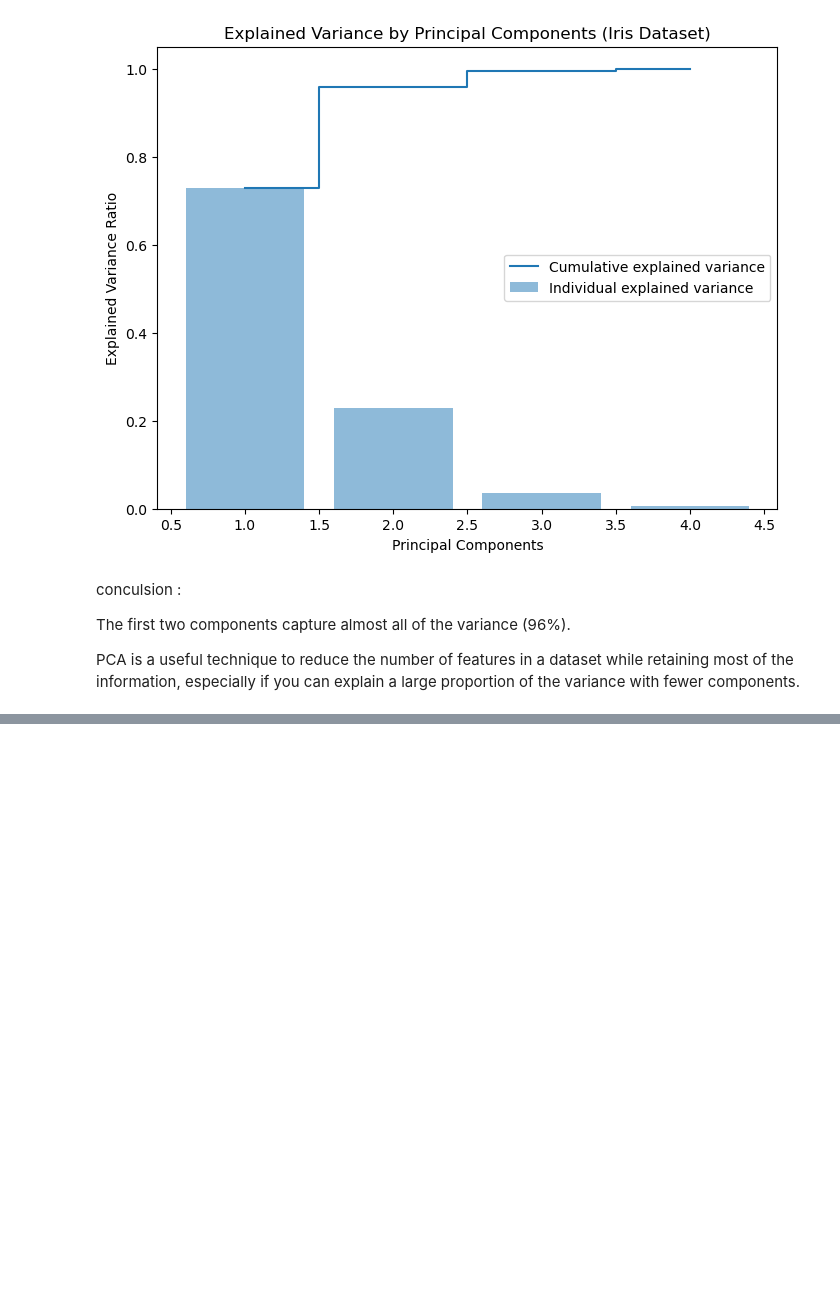
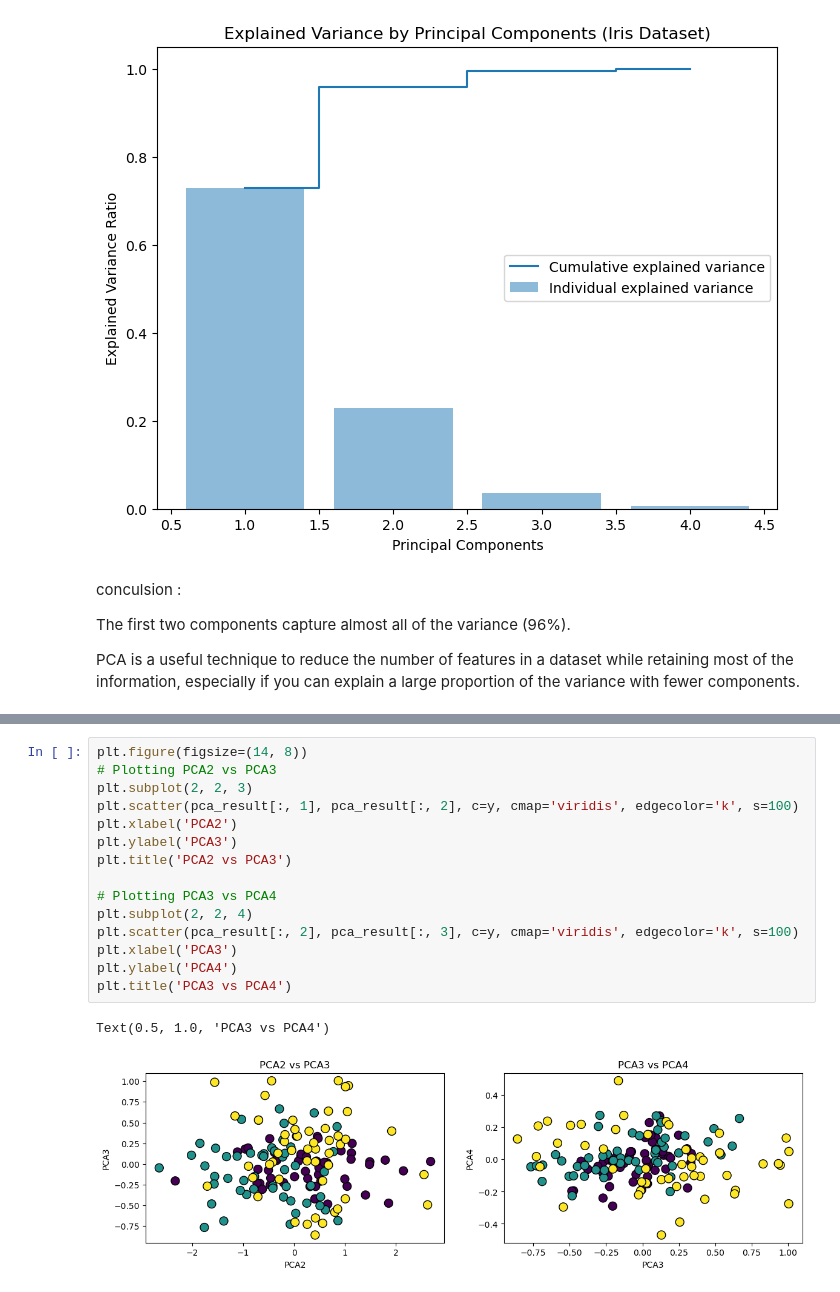
Before and after one commit to CHANDU016/proportion-of-variance-explained-in-PCA, a Jupyter notebook: proportion of variance explained.ipynb, the cells around one changed output, grey strips where cells are left out. Drawn from its saved outputs; the diff is of its cells as text; blank space fills up the shorter version.

```diff
--- a/proportion of variance explained.ipynb
+++ b/proportion of variance explained.ipynb
@@ -99,0 +133,18 @@ PCA is a useful technique to reduce the number of features in a dataset while re
+# %%
+plt.figure(figsize=(14, 8))
+# Plotting PCA2 vs PCA3
+plt.subplot(2, 2, 3)
+plt.scatter(pca_result[:, 1], pca_result[:, 2], c=y, cmap='viridis', edgecolor='k', s=100)
+plt.xlabel('PCA2')
+plt.ylabel('PCA3')
+plt.title('PCA2 vs PCA3')
+
+# Plotting PCA3 vs PCA4
+plt.subplot(2, 2, 4)
+plt.scatter(pca_result[:, 2], pca_result[:, 3], c=y, cmap='viridis', edgecolor='k', s=100)
+plt.xlabel('PCA3')
+plt.ylabel('PCA4')
+plt.title('PCA3 vs PCA4')
+# %% [output]
+Text(0.5, 1.0, 'PCA3 vs PCA4')
+[figure, added]
```
Also changed, not shown: parts of 8 cells of this notebook.
